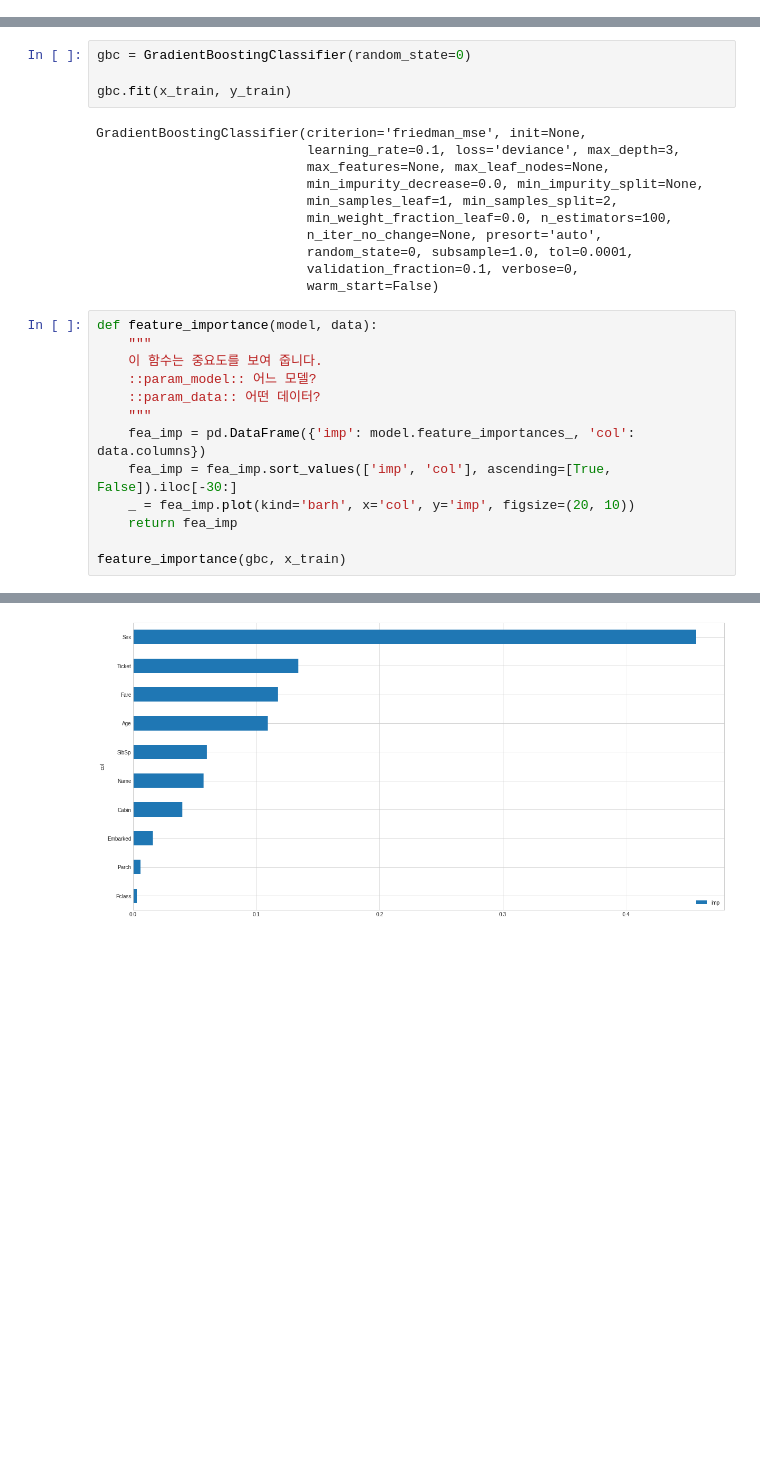
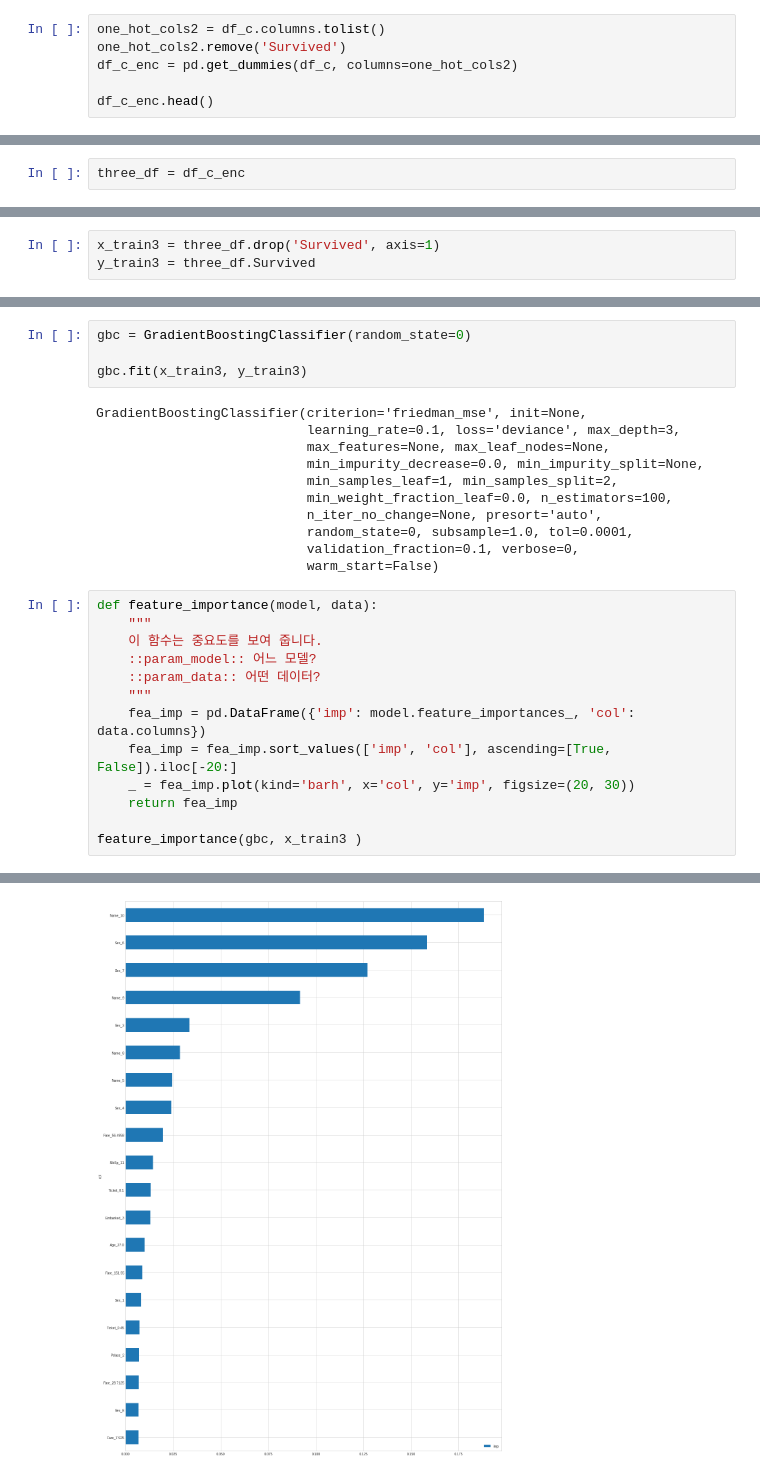
Before and after one commit to joshuajhchoi/ai2learn, a Jupyter notebook: Titanic_강의용_버전.ipynb, the cells around one changed output, grey strips where cells are left out. Drawn from its saved outputs; the diff is of its cells as text; blank space fills up the shorter version.

```diff
--- a/Titanic_강의용_버전.ipynb
+++ b/Titanic_강의용_버전.ipynb
@@ -2266,0 +2312,6 @@ Name: Survived, dtype: int64
+# %%
+one_hot_cols2 = df_c.columns.tolist()
+one_hot_cols2.remove('Survived')
+df_c_enc = pd.get_dummies(df_c, columns=one_hot_cols2)
+
+df_c_enc.head()
@@ -2266,0 +2337,2 @@ Name: Survived, dtype: int64
+# %%
+three_df = df_c_enc
@@ -2266,0 +2341,3 @@ Name: Survived, dtype: int64
+# %%
+x_train3 = three_df.drop('Survived', axis=1)
+y_train3 = three_df.Survived
@@ -2476,7 +3168,7 @@ from sklearn.model_selection import train_test_split
 # %%
 gbc = GradientBoostingClassifier(random_state=0)
 
-gbc.fit(x_train, y_train)
+gbc.fit(x_train3, y_train3)
 # %% [output]
 GradientBoostingClassifier(criterion='friedman_mse', init=None,
                            learning_rate=0.1, loss='deviance', max_depth=3,
@@ -2496,10 +3188,10 @@ def feature_importance(model, data):
     ::param_data:: 어떤 데이터?
     """
     fea_imp = pd.DataFrame({'imp': model.feature_importances_, 'col': data.columns})
-    fea_imp = fea_imp.sort_values(['imp', 'col'], ascending=[True, False]).iloc[-30:]
-    _ = fea_imp.plot(kind='barh', x='col', y='imp', figsize=(20, 10))
+    fea_imp = fea_imp.sort_values(['imp', 'col'], ascending=[True, False]).iloc[-20:]
+    _ = fea_imp.plot(kind='barh', x='col', y='imp', figsize=(20, 30))
     return fea_imp
 
-feature_importance(gbc, x_train)
+feature_importance(gbc, x_train3 )
 # %% [output]
 |  | imp | col |
@@ -2516 +3214 @@ feature_importance(gbc, x_train)
-[figure, old version]
+[figure, new version]
```
Also changed, not shown: parts of 85 cells of this notebook.
